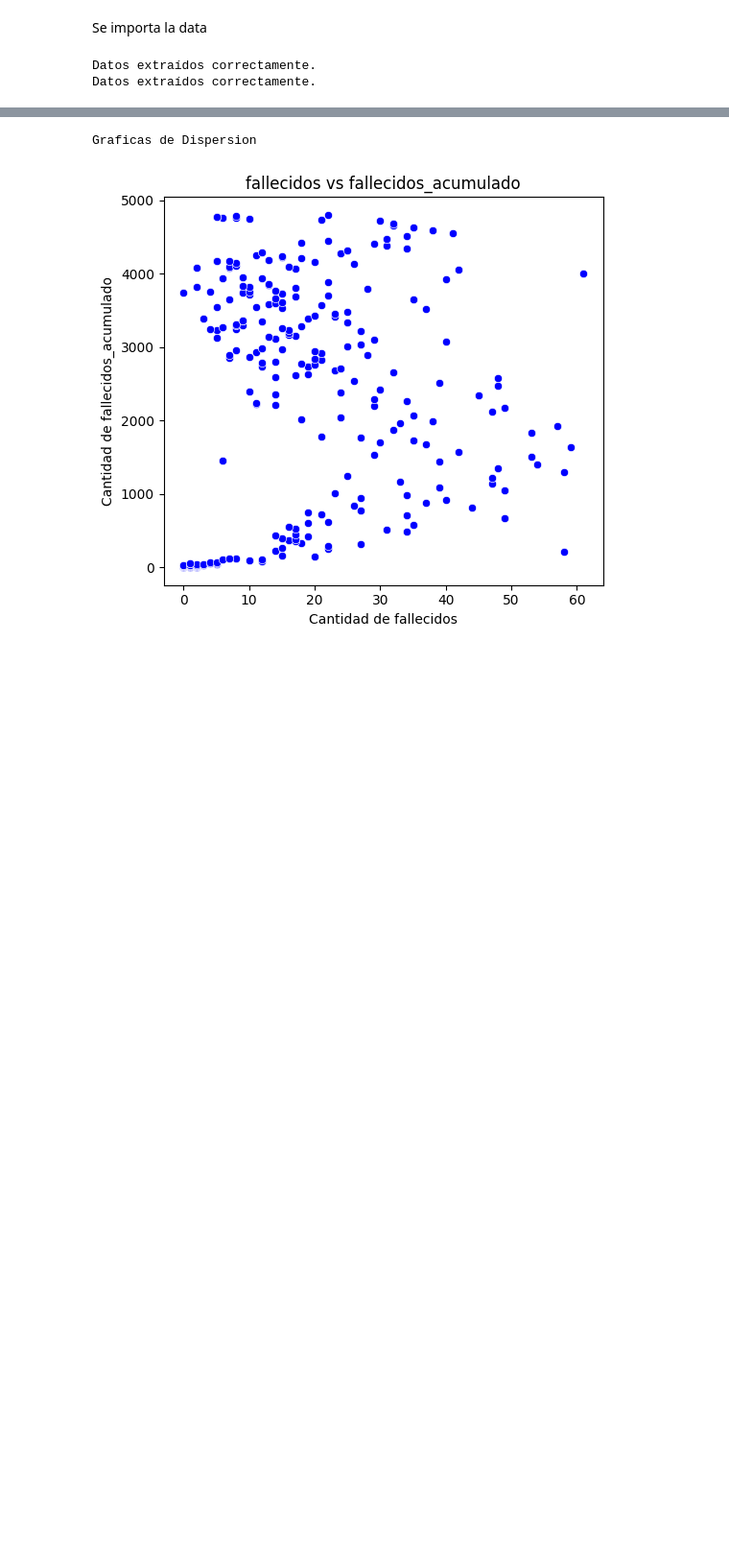
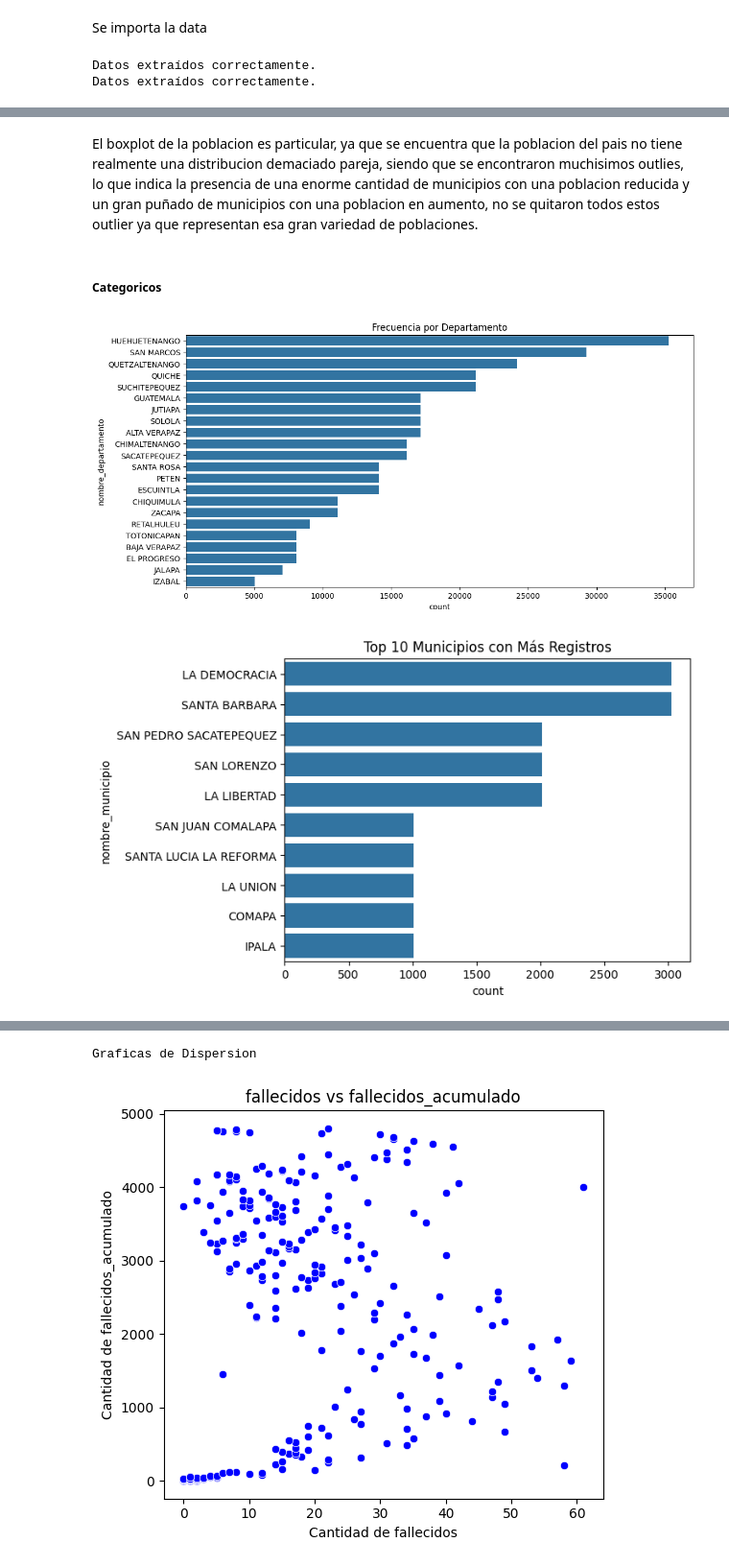
Before and after one commit to FernandoJRR/Practica1SS2, a Jupyter notebook: proyecto.ipynb, the cells around one changed output, grey strips where cells are left out. Shown at 96% size. Saved outputs shown, nothing was run; the diff lists cells and outputs as text; code cells hidden in the pictures; blank space fills up the shorter version.

```diff
--- a/proyecto.ipynb
+++ b/proyecto.ipynb
@@ -74,0 +136,9 @@ Outliers encontrados en 'poblacion': 17136 registros
+# %% [markdown]
+El boxplot de la poblacion es particular, ya que se encuentra que la poblacion del pais no tiene realmente una distribucion demaciado pareja, siendo que se encontraron muchisimos outlies, lo que indica la presencia de una enorme cantidad de municipios con una poblacion reducida y un gran puñado de municipios con una poblacion en aumento, no se quitaron todos estos outlier ya que representan esa gran variedad de poblaciones.
+# %% [markdown]
+##### Categoricos
+# %%
+graficar_categoricos(dfData)
+# %% [output]
+[figure, added]
+[figure, added]
```
Also changed, not shown: parts of 33 cells of this notebook, 1 other file.
